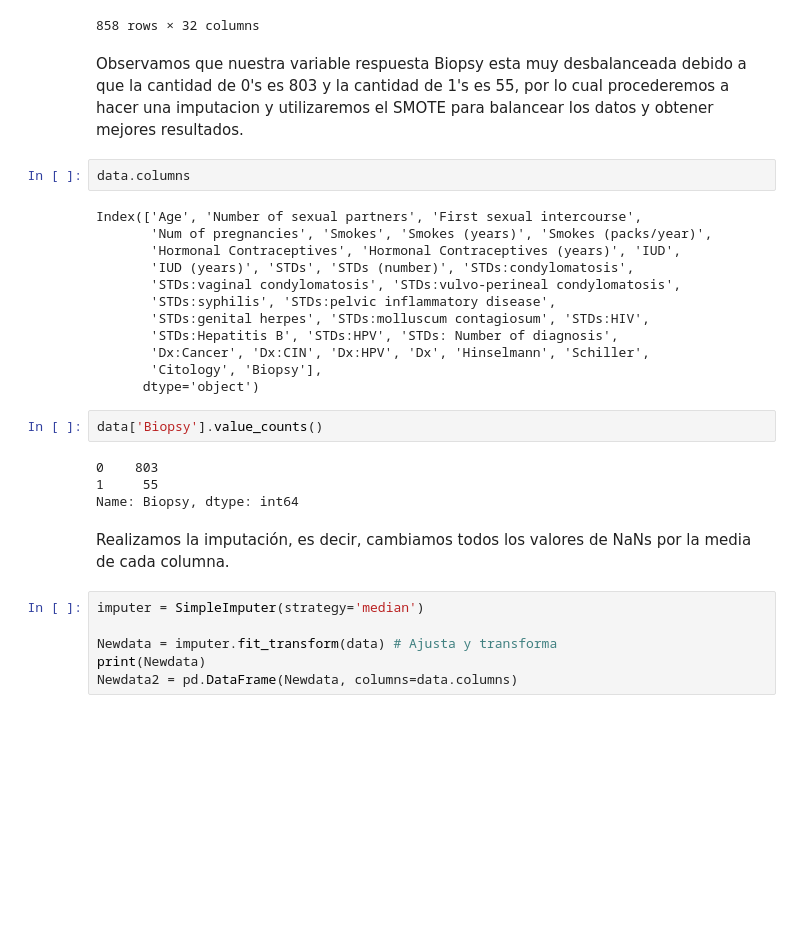
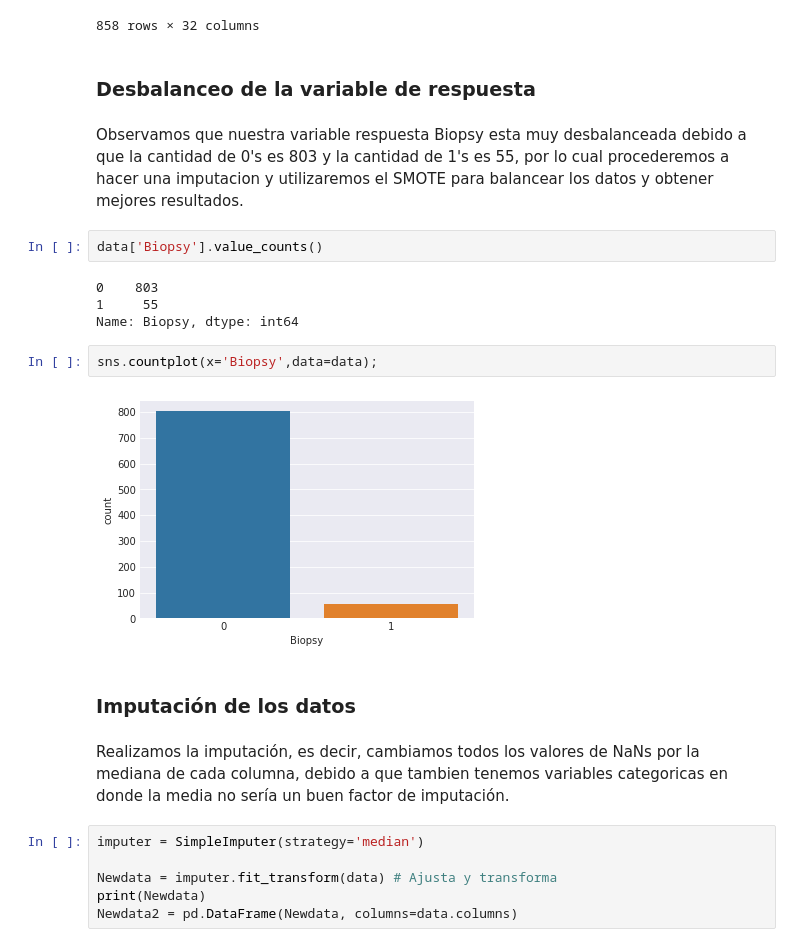
Before and after one commit to nelsonsp2/AAD, a Jupyter notebook: Proyecto2/Proyecto2.ipynb, the cells around one changed output. Drawn from its saved outputs; the diff is of its cells as text; blank space fills up the shorter version.

```diff
--- a/Proyecto2/Proyecto2.ipynb
+++ b/Proyecto2/Proyecto2.ipynb
@@ -98,30 +120,24 @@ data
 | 856 | 33 | 2.0 | 24.0 | 2.0 | 0.0 | 0.0 | ... |
 | 857 | 29 | 2.0 | 20.0 | 1.0 | 0.0 | 0.0 | ... |
 858 rows × 32 columns
+# %% [markdown]
+### Desbalanceo de la variable de respuesta
 # %% [markdown]
 Observamos que nuestra variable respuesta Biopsy esta muy desbalanceada debido a que la cantidad de 0's es 803 y la cantidad de 1's es 55, por lo cual procederemos a hacer una imputacion y utilizaremos el SMOTE para balancear los datos y obtener mejores resultados.
-# %%
-data.columns
-# %% [output]
-Index(['Age', 'Number of sexual partners', 'First sexual intercourse',
-       'Num of pregnancies', 'Smokes', 'Smokes (years)', 'Smokes (packs/year)',
-       'Hormonal Contraceptives', 'Hormonal Contraceptives (years)', 'IUD',
-       'IUD (years)', 'STDs', 'STDs (number)', 'STDs:condylomatosis',
-       'STDs:vaginal condylomatosis', 'STDs:vulvo-perineal condylomatosis',
-       'STDs:syphilis', 'STDs:pelvic inflammatory disease',
-       'STDs:genital herpes', 'STDs:molluscum contagiosum', 'STDs:HIV',
-       'STDs:Hepatitis B', 'STDs:HPV', 'STDs: Number of diagnosis',
-       'Dx:Cancer', 'Dx:CIN', 'Dx:HPV', 'Dx', 'Hinselmann', 'Schiller',
-       'Citology', 'Biopsy'],
-      dtype='object')
 # %%
 data['Biopsy'].value_counts()
 # %% [output]
 0    803
 1     55
 Name: Biopsy, dtype: int64
+# %%
+sns.countplot(x='Biopsy',data=data);
+# %% [output]
+[figure, added]
+# %% [markdown]
+### Imputación de los datos
 # %% [markdown]
-Realizamos la imputación, es decir, cambiamos todos los valores de NaNs por la media de cada columna.
+Realizamos la imputación, es decir, cambiamos todos los valores de NaNs por la mediana de cada columna, debido a que tambien tenemos variables categoricas en donde la media no sería un buen factor de imputación.
 # %%
 imputer = SimpleImputer(strategy='median')
 
```
Also changed, not shown: parts of 297 cells of this notebook, 17 other files.
